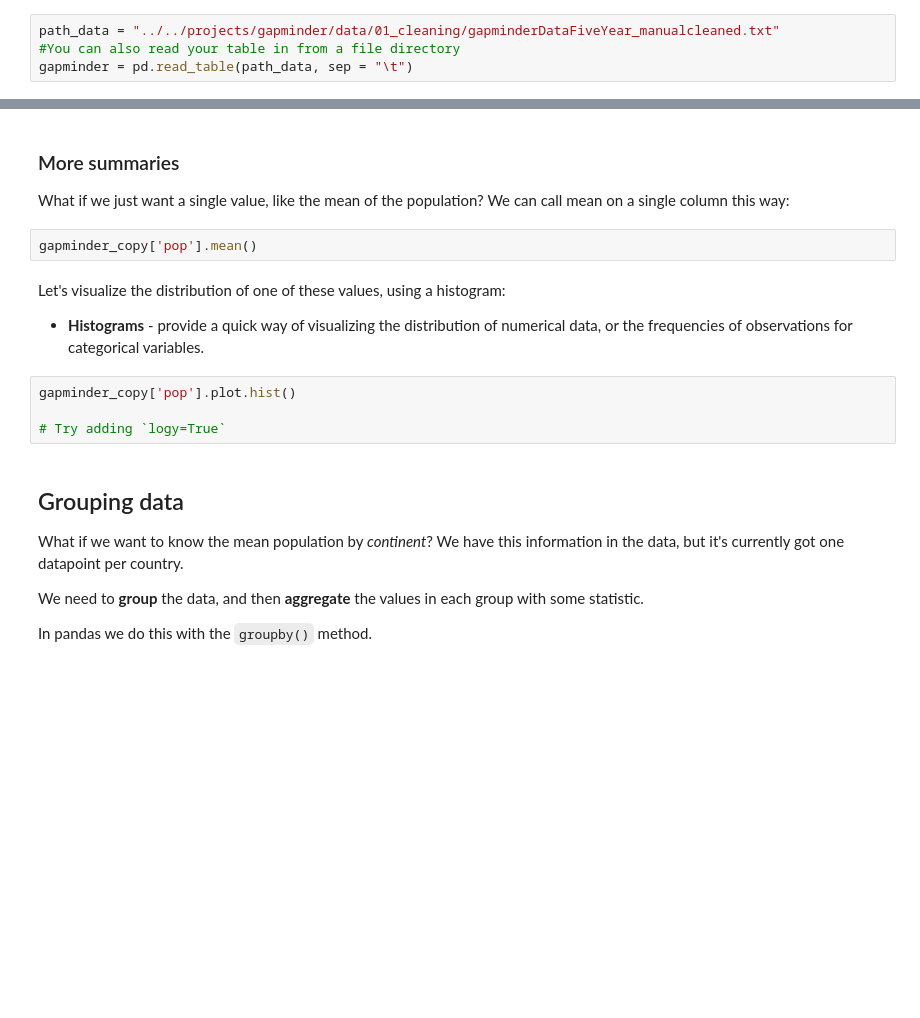
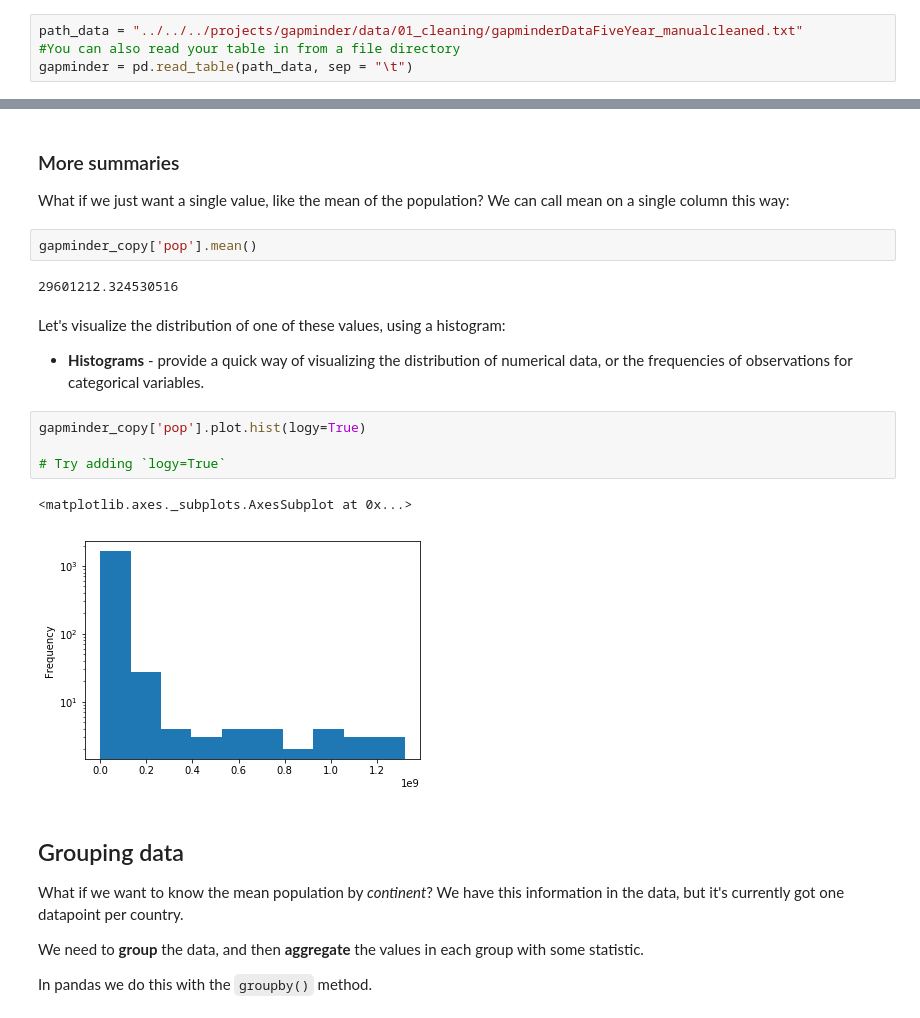
Before and after one commit to choldgraf/reproducible_research_2017, a Jupyter notebook: week_02/extras/03-data-exploration-RR-jupyter/Data exploration.ipynb, the cells around one changed output, grey strips where cells are left out. Saved outputs shown, nothing was run; the diff lists cells and outputs as text; blank space fills up the shorter version.

```diff
--- a/week_02/extras/03-data-exploration-RR-jupyter/Data exploration.ipynb
+++ b/week_02/extras/03-data-exploration-RR-jupyter/Data exploration.ipynb
@@ -39,7 +39,7 @@ Note that we use `pd.read_table`, not just `read_table` or `pandas.read_table`,
 
 In our original file, the columns in the data set are separated by a TAB. We need to tell the `read_table` function in Pandas that that is the delimiter with `sep = ‘\t’`.
 # %%
-path_data = "../../projects/gapminder/data/01_cleaning/gapminderDataFiveYear_manualcleaned.txt"
+path_data = "../../../projects/gapminder/data/01_cleaning/gapminderDataFiveYear_manualcleaned.txt"
 #You can also read your table in from a file directory
 gapminder = pd.read_table(path_data, sep = "\t")
 # %% [markdown]
@@ -286,15 +536,20 @@ gapminder_copy[['pop', 'life_exp', 'gdppercap']].describe()
 What if we just want a single value, like the mean of the population? We can call mean on a single column this way:
 # %%
 gapminder_copy['pop'].mean()
+# %% [output]
+29601212.324530516
 # %% [markdown]
 Let's visualize the distribution of one of these values, using a histogram:
 
 * __Histograms__ - provide a quick way of visualizing the distribution of numerical
   data, or the frequencies of observations for categorical variables.
 # %%
-gapminder_copy['pop'].plot.hist()
+gapminder_copy['pop'].plot.hist(logy=True)
 
 # Try adding `logy=True`
+# %% [output]
+<matplotlib.axes._subplots.AxesSubplot at 0x...>
+[figure, added]
 # %% [markdown]
 ## Grouping data
 
```
Also changed, not shown: parts of 40 cells of this notebook, 14 other files.
